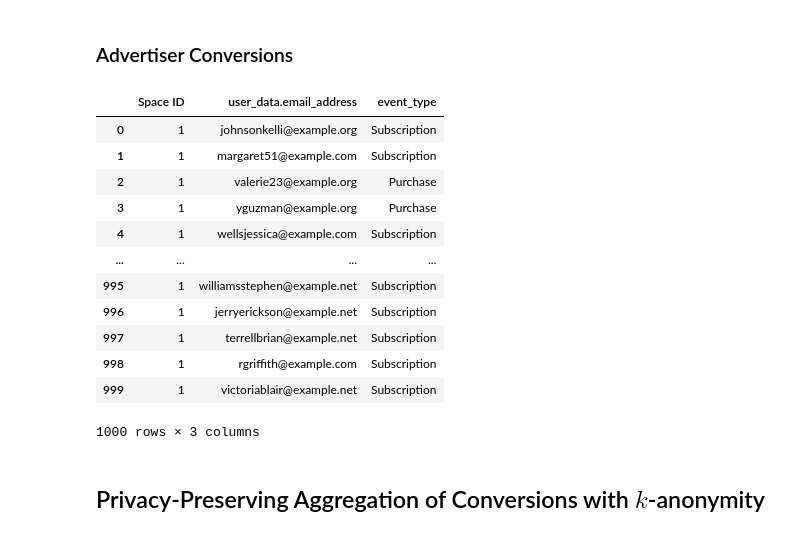
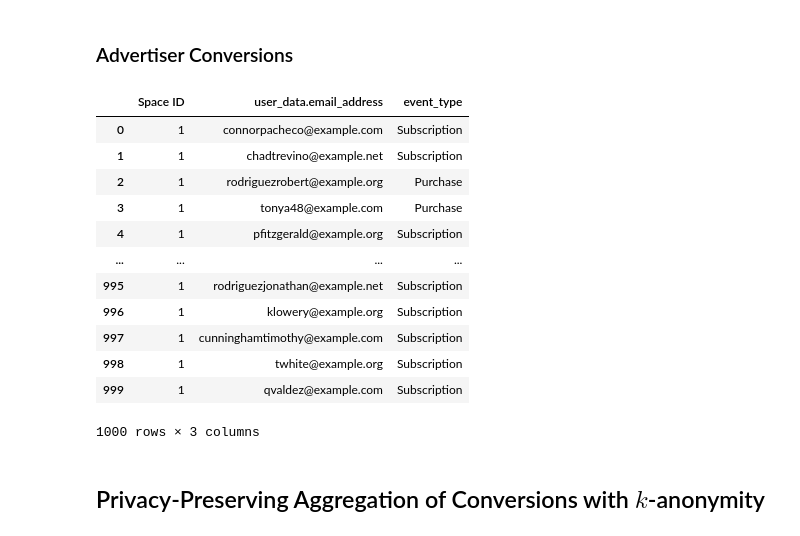
Before and after one commit to IABTechLab/privacy-lab, a Jupyter notebook: notebook/workflows.ipynb, the cells around one changed output. Saved outputs shown, nothing was run; the diff lists cells and outputs as text; code cells hidden in the pictures.

```diff
--- a/notebook/workflows.ipynb
+++ b/notebook/workflows.ipynb
@@ -28,14 +28,14 @@ def table(data, columns):
 # %% [markdown]
 ### Publisher Engagement Events
 # %%
-es = random.sample(emails, 10000)
-campaigns = ['Red', 'Orange', 'Yellow', "Green", "Blue", "Purple"]
+emails = random.sample(emails, 10000)
+campaigns = ['Red', 'Orange', 'Yellow', 'Green', 'Blue', 'Purple']
 regions = ['NA', 'LATAM', 'EMEA', 'APAC', 'ROW']
 
 events = [
     [
         random.randint(1, 1),        # Space ID
-        es[i],                       # user_data.email_address
+        emails[i],                   # user_data.email_address
         'click',                     # event_type
         random.choice(campaigns),    # event_properties.promotion_name
         random.choice(regions),      # user_data.address.region
@@ -72,32 +72,32 @@ table(
 # %% [markdown]
 ### Advertiser Conversions
 # %%
-es = random.sample(emails, 1000)
-names = ['Purchase', 'Subscription']
+emails = random.sample(emails, 1000)
+types = ['Purchase', 'Subscription']
 
 conversions = [
     [
-        random.randint(1, 1), # Space ID
-        es[i],                # user_data.email_address
-        random.choice(names)  # event_type
+        random.randint(1, 1),  # Space ID
+        emails[i],             # user_data.email_address
+        random.choice(types)   # event_type
     ]
-    for i in range(len(es))
+    for i in range(len(emails))
 ]
 
 table(conversions, ["Space ID", "user_data.email_address", "event_type"])
 # %% [output]
 |  | Space ID | user_data.email_address | event_type |
-| 0 | 1 | johnsonkelli@example.org | Subscription |
-| 1 | 1 | margaret51@example.com | Subscription |
-| 2 | 1 | valerie23@example.org | Purchase |
-| 3 | 1 | yguzman@example.org | Purchase |
-| 4 | 1 | wellsjessica@example.com | Subscription |
+| 0 | 1 | connorpacheco@example.com | Subscription |
+| 1 | 1 | chadtrevino@example.net | Subscription |
+| 2 | 1 | rodriguezrobert@example.org | Purchase |
+| 3 | 1 | tonya48@example.com | Purchase |
+| 4 | 1 | pfitzgerald@example.org | Subscription |
 | ... | ... | ... | ... |
-| 995 | 1 | williamsstephen@example.net | Subscription |
-| 996 | 1 | jerryerickson@example.net | Subscription |
-| 997 | 1 | terrellbrian@example.net | Subscription |
-| 998 | 1 | rgriffith@example.com | Subscription |
-| 999 | 1 | victoriablair@example.net | Subscription |
+| 995 | 1 | rodriguezjonathan@example.net | Subscription |
+| 996 | 1 | klowery@example.org | Subscription |
+| 997 | 1 | cunninghamtimothy@example.com | Subscription |
+| 998 | 1 | twhite@example.org | Subscription |
+| 999 | 1 | qvaldez@example.com | Subscription |
 1000 rows × 3 columns
 # %% [markdown]
 ## Privacy-Preserving Aggregation of Conversions with $k$-anonymity
```
Also changed, not shown: parts of 14 cells of this notebook.
